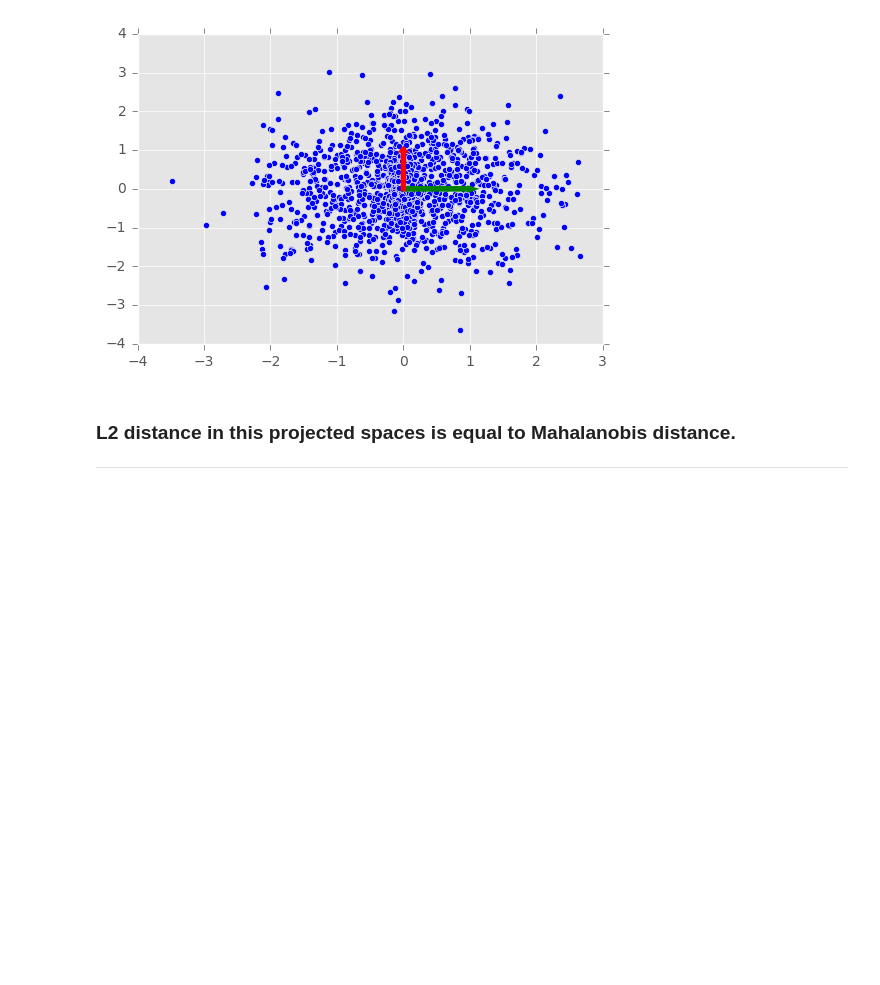
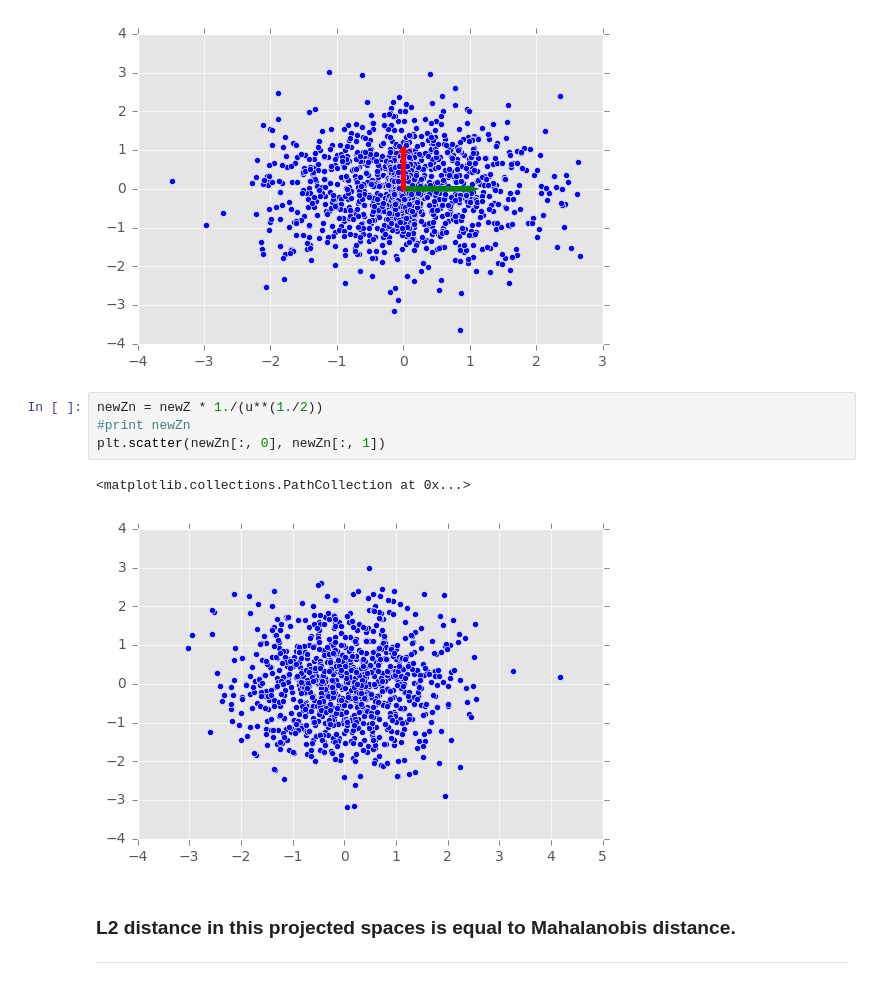
Before and after one commit to muneebaadil/CS429-Data-Mining-NUCES, a Jupyter notebook: Assignments/Assignment01/Assignment_1c.ipynb, the cells around one changed output. Drawn from its saved outputs; the diff is of its cells as text; blank space fills up the shorter version.

```diff
--- a/Assignments/Assignment01/Assignment_1c.ipynb
+++ b/Assignments/Assignment01/Assignment_1c.ipynb
@@ -182,6 +205,13 @@ Just a side note, if instead you divide by the eigen values instead of sqrt of t
 # %% [output]
 <matplotlib.patches.FancyArrow at 0x...>
 [figure]
+# %%
+newZn = newZ * 1./(u**(1./2))
+#print newZn
+plt.scatter(newZn[:, 0], newZn[:, 1])
+# %% [output]
+<matplotlib.collections.PathCollection at 0x...>
+[figure, added]
 # %% [markdown]
 ### L2 distance in this projected spaces is equal to Mahalanobis distance.
 ---------------------
```
Also changed, not shown: parts of 15 cells of this notebook.
